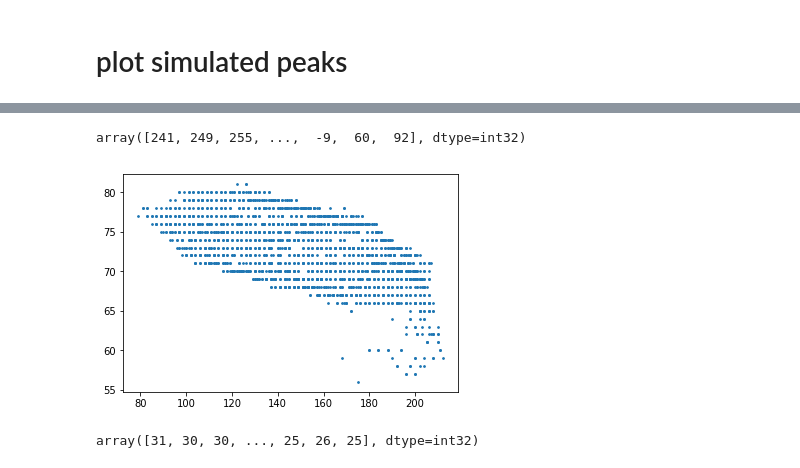
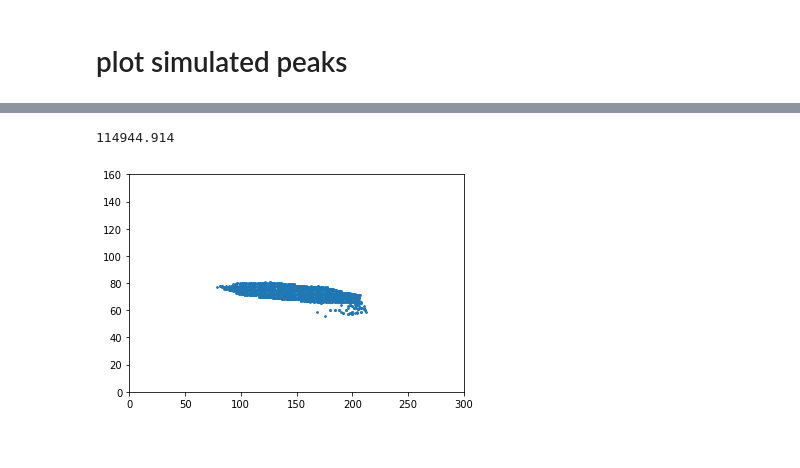
Before and after one commit to Yufeng-shen/StrainRecon, a Jupyter notebook: Visualization.ipynb, the cells around one changed output, grey strips where cells are left out. Saved outputs shown, nothing was run; the diff lists cells and outputs as text; code cells hidden in the pictures.

```diff
--- a/Visualization.ipynb
+++ b/Visualization.ipynb
@@ -92,13 +106,13 @@ recon.sim_grain(XD,YD,OffsetD,MaskD,TrueMaskD,
+# %%
+np.sum(scoreH)
+# %% [output]
+114944.914
 # %%
 XH=XD.get()
 YH=YD.get()
 OH=OffsetD.get()
 MH=MaskD.get()
 TMH=TrueMaskD.get()
-# %%
-XH
-# %% [output]
-array([241, 249, 255, ...,  -9,  60,  92], dtype=int32)
 # %%
 xtmp=XH.reshape((-1,96))
 ytmp=YH.reshape((-1,96))
@@ -105,10 +121,8 @@ ytmp=YH.reshape((-1,96))
 # %%
 import matplotlib.pyplot as plt
 plt.scatter(xtmp[:,30],ytmp[:,30],s=3)
+plt.xlim([0,300])
+plt.ylim([0,160])
 plt.show()
 # %% [output]
-[figure, old version]
+[figure, new version]
-# %%
-OH.reshape((-1,96))[:,30]
-# %% [output]
-array([31, 30, 30, ..., 25, 26, 25], dtype=int32)
```
Also changed, not shown: parts of 8 cells of this notebook, 3 other files.
